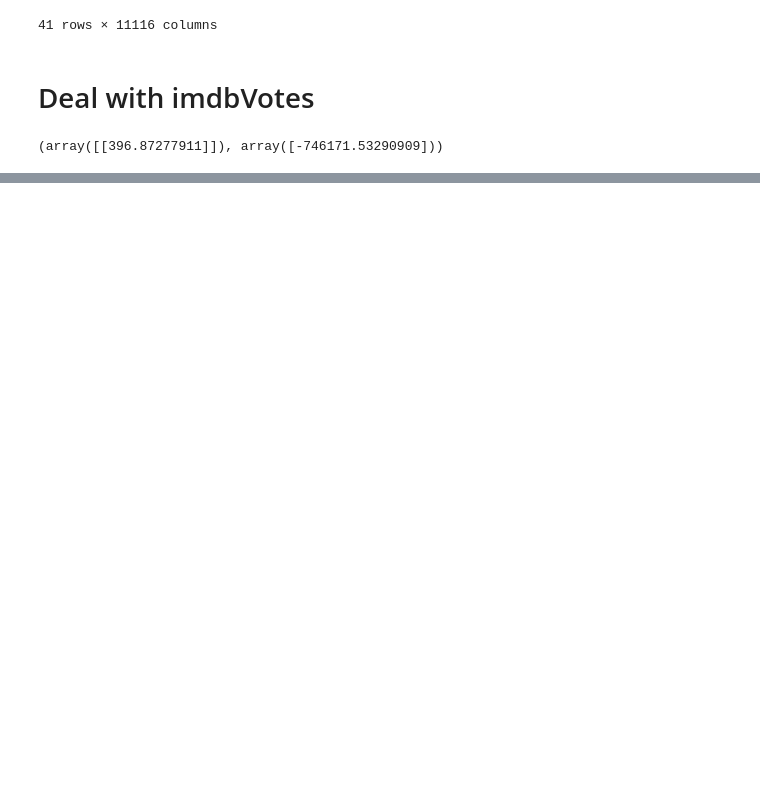
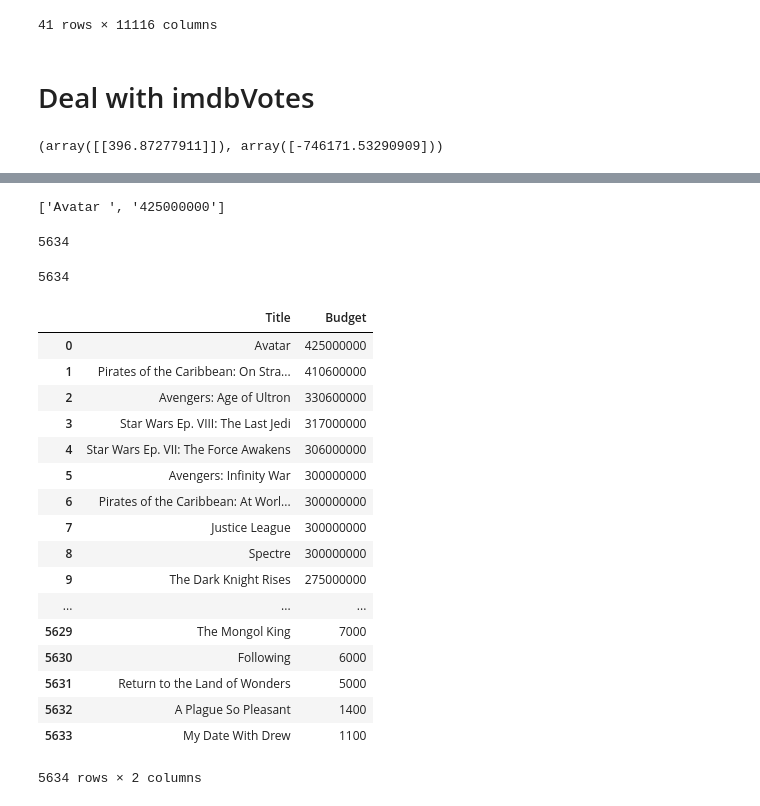
Before and after one commit to Distancs/DSGA_1001_Final, a Jupyter notebook: data_cleaning.ipynb, the cells around one changed output, grey strips where cells are left out. Saved outputs shown, nothing was run; the diff lists cells and outputs as text; code cells hidden in the pictures; blank space fills up the shorter version.

```diff
--- a/data_cleaning.ipynb
+++ b/data_cleaning.ipynb
@@ -940,0 +987,4 @@ reg.coef_, reg.intercept_
+# %%
+Budget_df.values.tolist()[0][0].replace('""','').replace(',','').lstrip('[').rstrip(']').replace('[','').replace(']','').replace("'",'').split('$')
+# %% [output]
+['Avatar ', '425000000']
@@ -940,0 +1004,38 @@ reg.coef_, reg.intercept_
+# %%
+len(title_budget)
+# %% [output]
+5634
+# %%
+len(Budget_df)
+# %% [output]
+5634
+# %%
+Budget_df.drop(index=[3154,3952,4378,5117],axis=0,inplace=True)
+# %%
+Budget_df.reset_index(drop=True, inplace=True)
+# %%
+Budget_df['Title']=title_budget
+Budget_df['Budget']=budgets
+# %%
+Budget_df.drop([0],axis=1,inplace=True)
+# %%
+Budget_df
+# %% [output]
+|  | Title | Budget |
+| 0 | Avatar | 425000000 |
+| 1 | Pirates of the Caribbean: On Stra... | 410600000 |
+| 2 | Avengers: Age of Ultron | 330600000 |
+| 3 | Star Wars Ep. VIII: The Last Jedi | 317000000 |
+| 4 | Star Wars Ep. VII: The Force Awakens | 306000000 |
+| 5 | Avengers: Infinity War | 300000000 |
+| 6 | Pirates of the Caribbean: At Worl... | 300000000 |
+| 7 | Justice League | 300000000 |
+| 8 | Spectre | 300000000 |
+| 9 | The Dark Knight Rises | 275000000 |
+| ... | ... | ... |
+| 5629 | The Mongol King | 7000 |
+| 5630 | Following | 6000 |
+| 5631 | Return to the Land of Wonders | 5000 |
+| 5632 | A Plague So Pleasant | 1400 |
+| 5633 | My Date With Drew | 1100 |
+5634 rows × 2 columns
```
Also changed, not shown: parts of 13 cells of this notebook.
